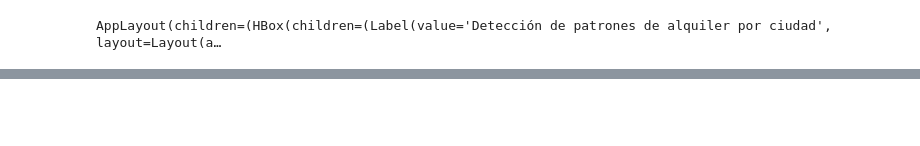
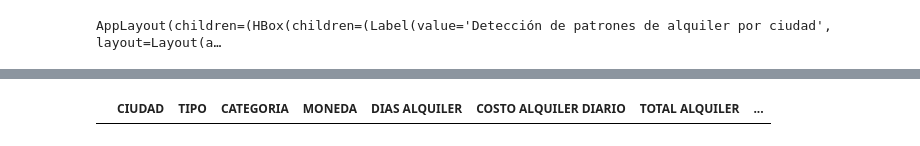
Before and after one commit to wjpl18/pucp-pry-analisis-datos, a Jupyter notebook: dashboard_ipywidgets.ipynb, the cells around one changed output, grey strips where cells are left out. Cells and saved outputs as stored; diff of their text form; code cells hidden in the pictures; blank space fills up the shorter version.

```diff
--- a/dashboard_ipywidgets.ipynb
+++ b/dashboard_ipywidgets.ipynb
@@ -1040,0 +1211,3 @@ AppLayout(children=(HBox(children=(Label(value='Detección de patrones de alquil
+# %%
+outlier('AREQUIPA','USD','COSTO ALQUILER DIARIO')[1]
+# %% [output]
@@ -1040,0 +1215 @@ AppLayout(children=(HBox(children=(Label(value='Detección de patrones de alquil
+|  | CIUDAD | TIPO | CATEGORIA | MONEDA | DIAS ALQUILER | COSTO ALQUILER DIARIO | TOTAL ALQUILER | ... |
```
Also changed, not shown: parts of 11 cells of this notebook.
